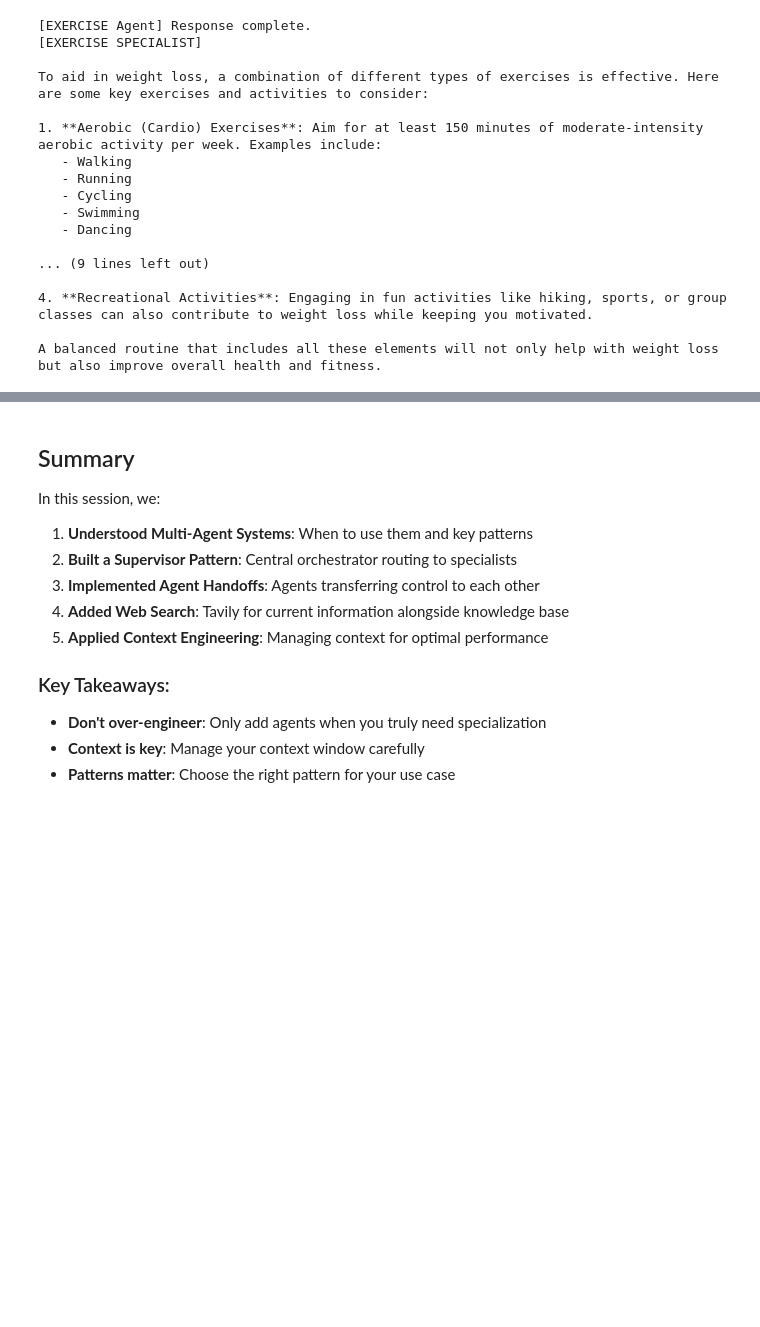
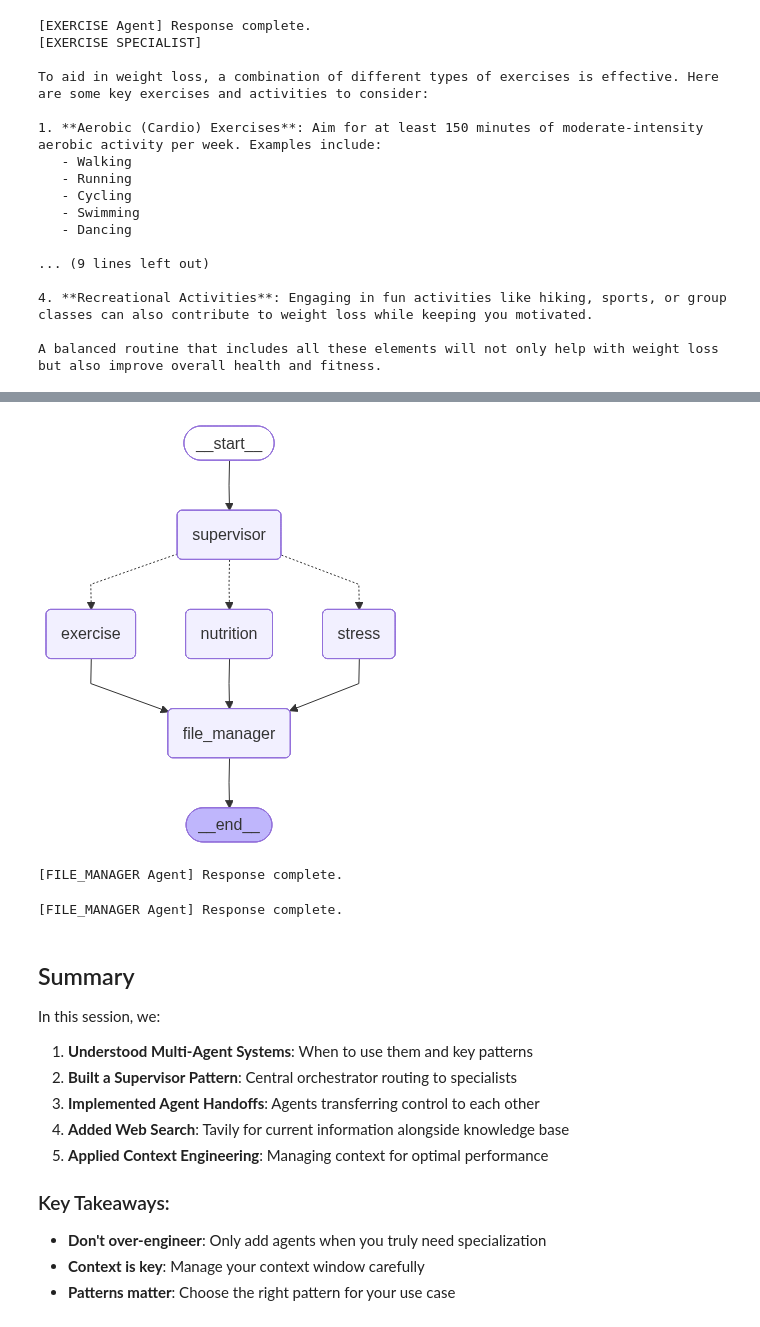
Before and after one commit to adeb09/AIE9, a Jupyter notebook: 05_Multi_Agent_with_LangGraph/Multi_Agent_Applications_Assignment.ipynb, the cells around one changed output, grey strips where cells are left out. Cells and saved outputs as stored; diff of their text form; code cells hidden in the pictures; blank space fills up the shorter version.

Commit message:
add advanced build to notebook

```diff
--- a/05_Multi_Agent_with_LangGraph/Multi_Agent_Applications_Assignment.ipynb
+++ b/05_Multi_Agent_with_LangGraph/Multi_Agent_Applications_Assignment.ipynb
@@ -1612,0 +1722,20 @@ A balanced routine that includes all these elements will not only help with weig
+# %%
+# create new file manager agent
+file_manager_prompt = (
+        "You are a File Manager for wellness plans. You can save new plans to markdown files, "
+        "load existing plans, list all saved plans, and append new sections to a plan. "
+        "Use the appropriate tool based on the user's request. Be concise and confirm actions."
+    )
+file_manager_agent = create_agent(
+    model=specialist_llm,
+    tools=[save_wellness_plan, load_wellness_plan, list_saved_plans, append_to_plan],
+    system_prompt=file_manager_prompt,
+)
+# %%
+# Create nodes for each specialist
+exercise_node = create_agent_node(exercise_agent, "exercise")
+nutrition_node = create_agent_node(nutrition_agent, "nutrition")
+stress_node = create_agent_node(stress_agent, "stress")
+
+# new node for file manager
+file_manager_node = create_agent_node(file_manager_agent, "file_manager")
@@ -1613,3 +1785,27 @@ A balanced routine that includes all these elements will not only help with weig
+# %%
+# let's visualize the advanced build graph
+try:
+    from IPython.display import display, Image
+    display(Image(advanced_build_graph.get_graph().draw_mermaid_png()))
+except Exception as e:
+    print(f"Could not display graph: {e}")
+    print("\nGraph structure:")
+    print(advanced_build_graph.get_graph().draw_ascii())
+# %% [output]
+[figure, added]
+# %%
+# Let's test this advanced build
+response = advanced_build_graph.invoke({
+    "messages": [HumanMessage(content="Can you create a strength training plan for me to gain muscle over the next 3 months?")]
+})
+# %% [output]
+[FILE_MANAGER Agent] Response complete.
+# %%
+response2 = advanced_build_graph.invoke({
+    "messages": [HumanMessage(content="Can you create a separate weight loss and nutrition plan for me for the next 6 months?")]
+})
+# %% [output]
+[FILE_MANAGER Agent] Response complete.
 # %% [markdown]
 ## Summary
 
```
Also changed, not shown: parts of 6 cells of this notebook, 1 other file.
